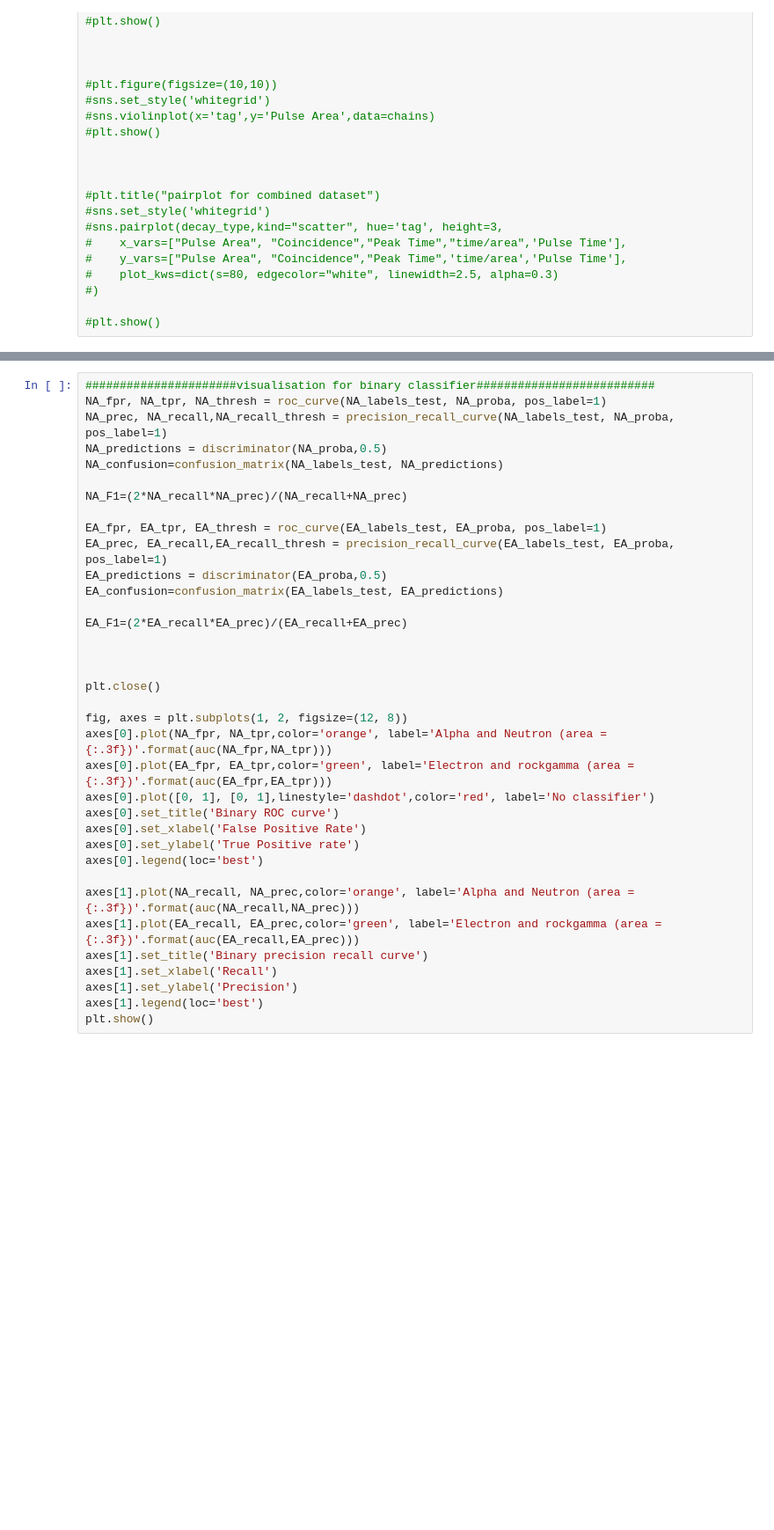
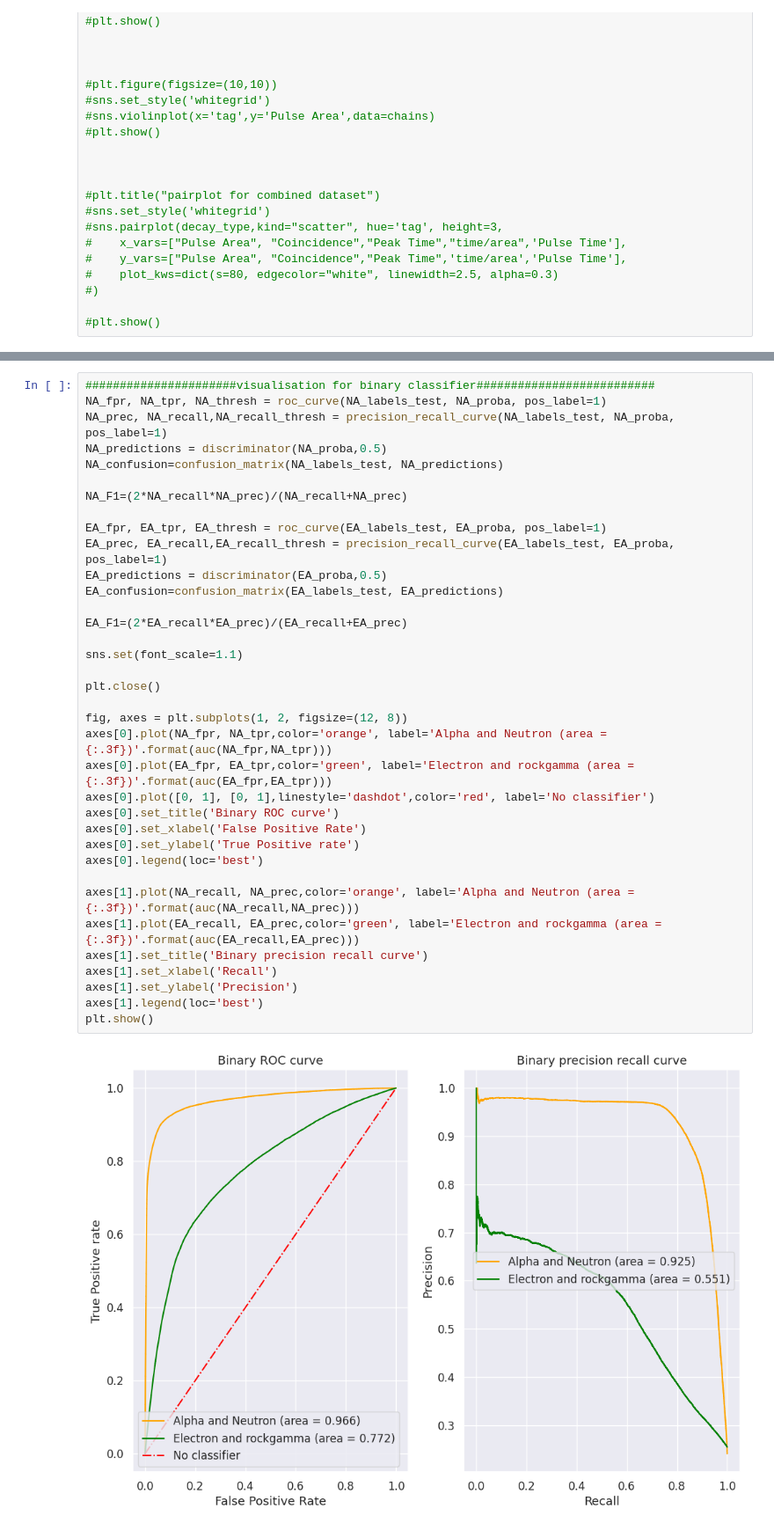
Before and after one commit to Thomas-Long1/LZ_analysis, a Jupyter notebook: LZ_data_analysis.ipynb, the cells around one changed output, grey strips where cells are left out. Shown at 88% size. Drawn from its saved outputs; the diff is of its cells as text; blank space fills up the shorter version.

```diff
--- a/LZ_data_analysis.ipynb
+++ b/LZ_data_analysis.ipynb
@@ -866,34 +906,36 @@ NA_predictions = discriminator(NA_proba,0.5)
 NA_confusion=confusion_matrix(NA_labels_test, NA_predictions)
 
 NA_F1=(2*NA_recall*NA_prec)/(NA_recall+NA_prec)
 
 EA_fpr, EA_tpr, EA_thresh = roc_curve(EA_labels_test, EA_proba, pos_label=1)
 EA_prec, EA_recall,EA_recall_thresh = precision_recall_curve(EA_labels_test, EA_proba, pos_label=1)
 EA_predictions = discriminator(EA_proba,0.5)
 EA_confusion=confusion_matrix(EA_labels_test, EA_predictions)
 
 EA_F1=(2*EA_recall*EA_prec)/(EA_recall+EA_prec)
 
-
+sns.set(font_scale=1.1)
 
 plt.close()
 
 fig, axes = plt.subplots(1, 2, figsize=(12, 8))
 axes[0].plot(NA_fpr, NA_tpr,color='orange', label='Alpha and Neutron (area = {:.3f})'.format(auc(NA_fpr,NA_tpr)))
 axes[0].plot(EA_fpr, EA_tpr,color='green', label='Electron and rockgamma (area = {:.3f})'.format(auc(EA_fpr,EA_tpr)))
 axes[0].plot([0, 1], [0, 1],linestyle='dashdot',color='red', label='No classifier')
 axes[0].set_title('Binary ROC curve')
 axes[0].set_xlabel('False Positive Rate')
 axes[0].set_ylabel('True Positive rate')
 axes[0].legend(loc='best')
 
 axes[1].plot(NA_recall, NA_prec,color='orange', label='Alpha and Neutron (area = {:.3f})'.format(auc(NA_recall,NA_prec)))
 axes[1].plot(EA_recall, EA_prec,color='green', label='Electron and rockgamma (area = {:.3f})'.format(auc(EA_recall,EA_prec)))
 axes[1].set_title('Binary precision recall curve')
 axes[1].set_xlabel('Recall')
 axes[1].set_ylabel('Precision')
 axes[1].legend(loc='best')
 plt.show()
+# %% [output]
+[figure, added]
 # %%
 #learning history for binary classifer
 fig, axes = plt.subplots(2, 3, figsize=(12, 8))
```
Also changed, not shown: parts of 19 cells of this notebook.
